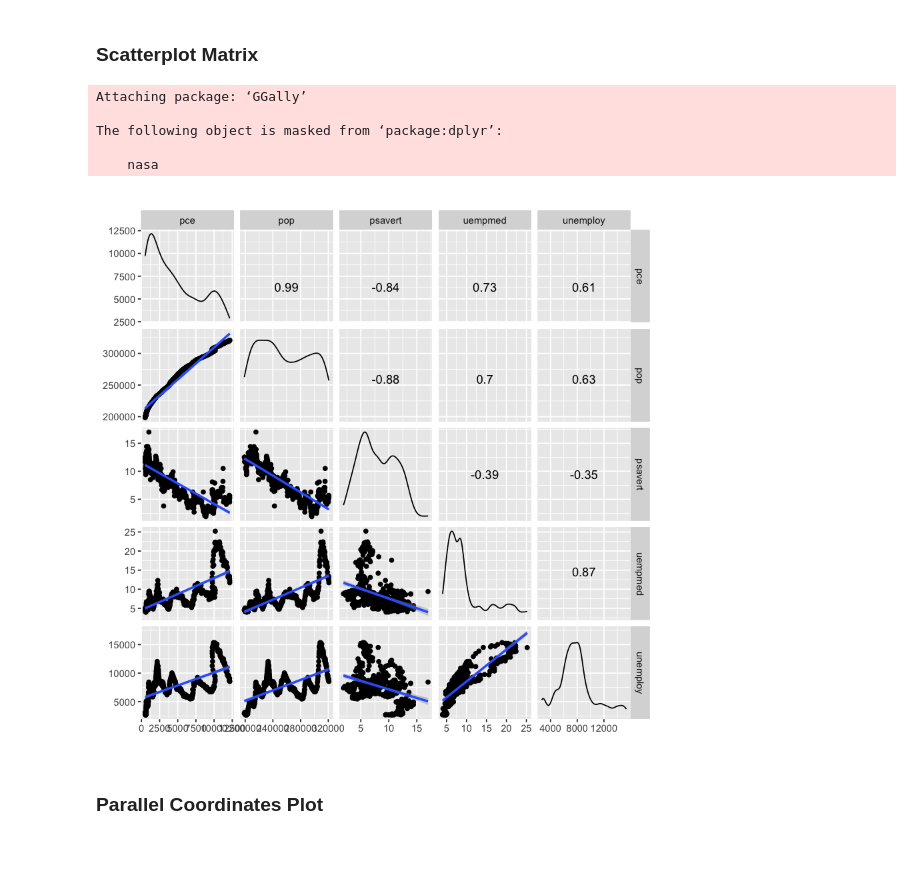
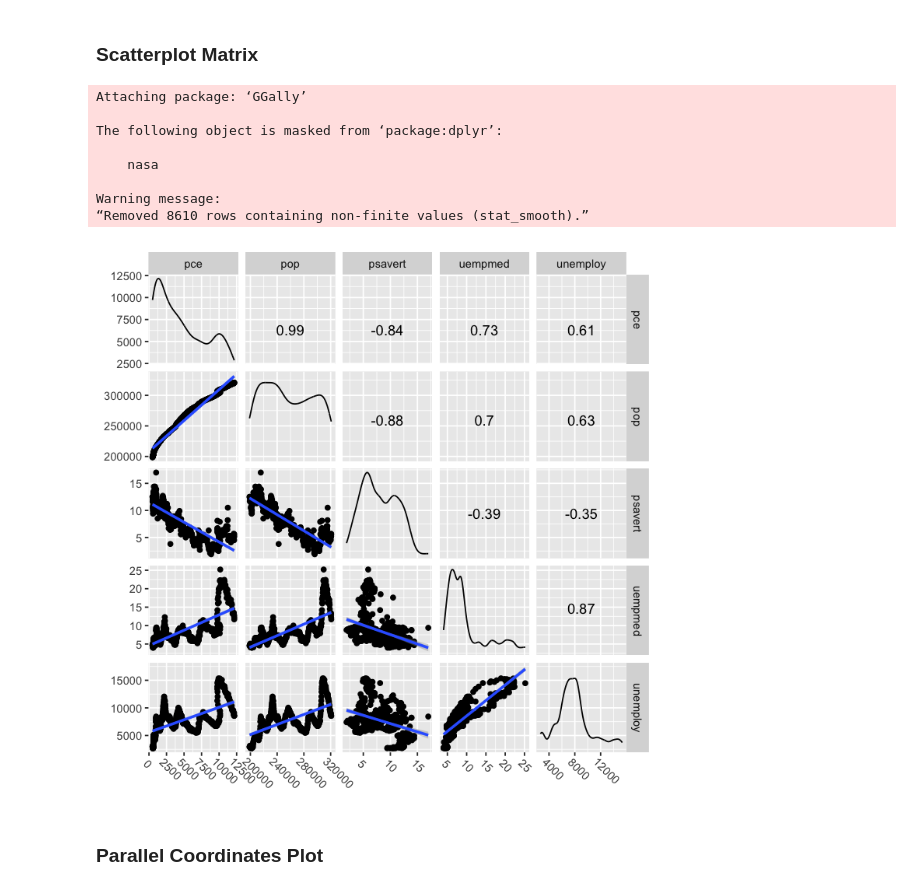
Before and after one commit to zhiruiwang/Talk_at_CAS, a Jupyter notebook: Invited Talk at CAS.ipynb, the cells around one changed output. Cells and saved outputs as stored; diff of their text form; code cells hidden in the pictures; blank space fills up the shorter version.

Commit message:
scale plot

```diff
--- a/Invited Talk at CAS.ipynb
+++ b/Invited Talk at CAS.ipynb
@@ -324,16 +324,20 @@ options(repr.plot.width=7, repr.plot.height=7)
 # %%
 library(GGally)
 economics %>%
-  as.data.frame %>%
-  ggscatmat +
-  geom_smooth(method="lm")
+    as.data.frame %>%
+    ggscatmat +
+    geom_smooth(method="lm")+
+    theme(axis.text.x=element_text(angle=-45, hjust= .1))
 # %% [output]
 Attaching package: ‘GGally’
 
 The following object is masked from ‘package:dplyr’:
 
     nasa
+
+Warning message:
+“Removed 8610 rows containing non-finite values (stat_smooth).”
-[figure, old version]
+[figure, new version]
 # %% [markdown]
 ### Parallel Coordinates Plot
 # %%
```
Also changed, not shown: parts of 1 cell of this notebook.
